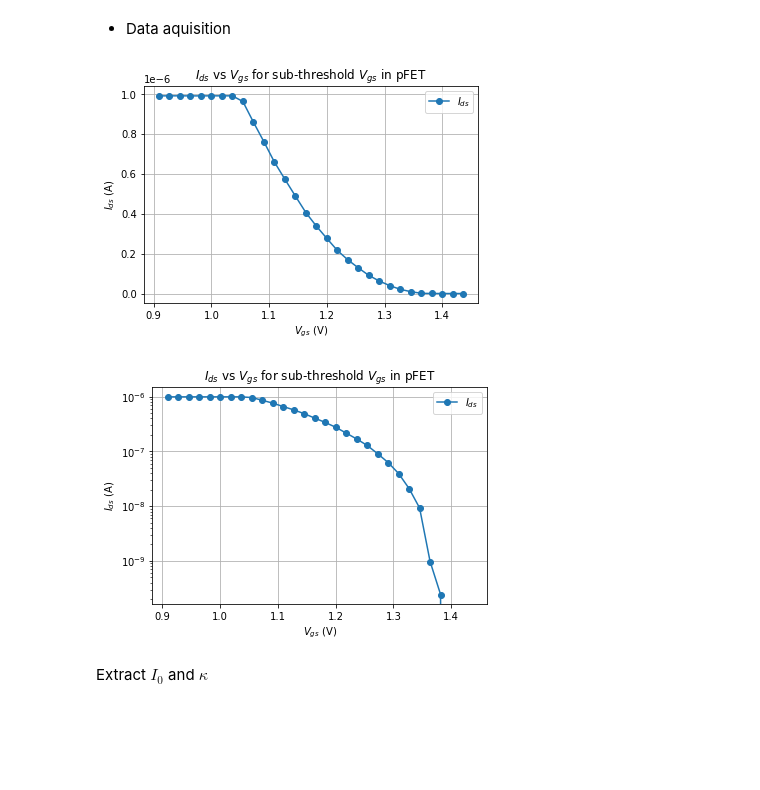
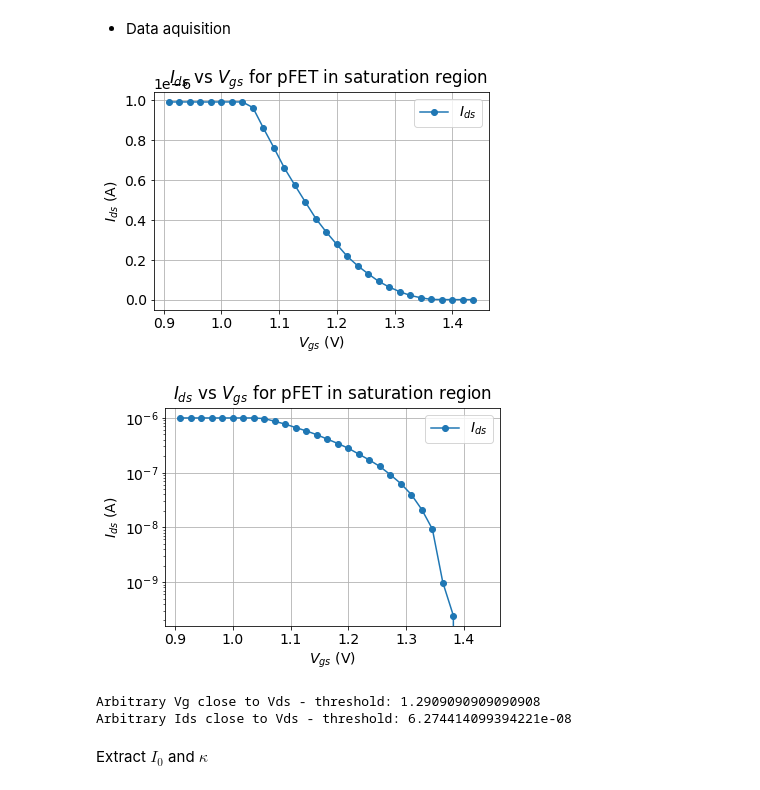
Before and after one commit to janhohenheim/neuromorphic-engineering-one, a Jupyter notebook: neuromorphic_engineering_one/session3_subthreshold_behavior_of_transistors/2021_Lab3_SubThr_4.5_Jan_Hohenheim.ipynb, the cells around one changed output. Drawn from its saved outputs; the diff is of its cells as text; code cells hidden in the pictures; blank space fills up the shorter version.

```diff
--- a/neuromorphic_engineering_one/session3_subthreshold_behavior_of_transistors/2021_Lab3_SubThr_4.5_Jan_Hohenheim.ipynb
+++ b/neuromorphic_engineering_one/session3_subthreshold_behavior_of_transistors/2021_Lab3_SubThr_4.5_Jan_Hohenheim.ipynb
@@ -384,14 +384,14 @@ for V_g0 in Vgs:
 # %%
 # plot in linear scale
 plt.plot(Vgs[50:80], Ids[50:80], "o-", label="$I_{ds}$")
-plt.title("$I_{ds}$ vs $V_{gs}$ for sub-threshold $V_{gs}$ in pFET")
+plt.title("$I_{ds}$ vs $V_{gs}$ for pFET in saturation region")
 plt.xlabel("$V_{gs}$ (V)")
 plt.ylabel("$I_{ds}$ (A)")
 plt.grid()
 plt.legend()
 plt.show()
 # %% [output]
-[figure, old version]
+[figure, new version]
 # %%
 # if it looks nice in the plot, save it!
 np.savetxt("3_2.csv", [Vgs, Ids], delimiter=",")
@@ -401,14 +401,19 @@ np.savetxt("3_2.csv", [Vgs, Ids], delimiter=",")
 # %%
 # plot in logarithmic scale
 plt.semilogy(Vgs[50:80], Ids[50:80], "o-", label="$I_{ds}$")
-plt.title("$I_{ds}$ vs $V_{gs}$ for sub-threshold $V_{gs}$ in pFET")
+plt.title("$I_{ds}$ vs $V_{gs}$ for pFET in saturation region")
 plt.xlabel("$V_{gs}$ (V)")
 plt.ylabel("$I_{ds}$ (A)")
 plt.grid()
 plt.legend()
 plt.show()
+
+print(f"Arbitrary Vg close to Vds - threshold: {Vgs[71]}")
+print(f"Arbitrary Ids close to Vds - threshold: {Ids[71]}")
 # %% [output]
-[figure, old version]
+[figure, new version]
+Arbitrary Vg close to Vds - threshold: 1.2909090909090908
+Arbitrary Ids close to Vds - threshold: 6.274414099394221e-08
 # %%
 # extract the valid range and plot in logarithmic scale
 # %%
```
Also changed, not shown: parts of 25 cells of this notebook.
